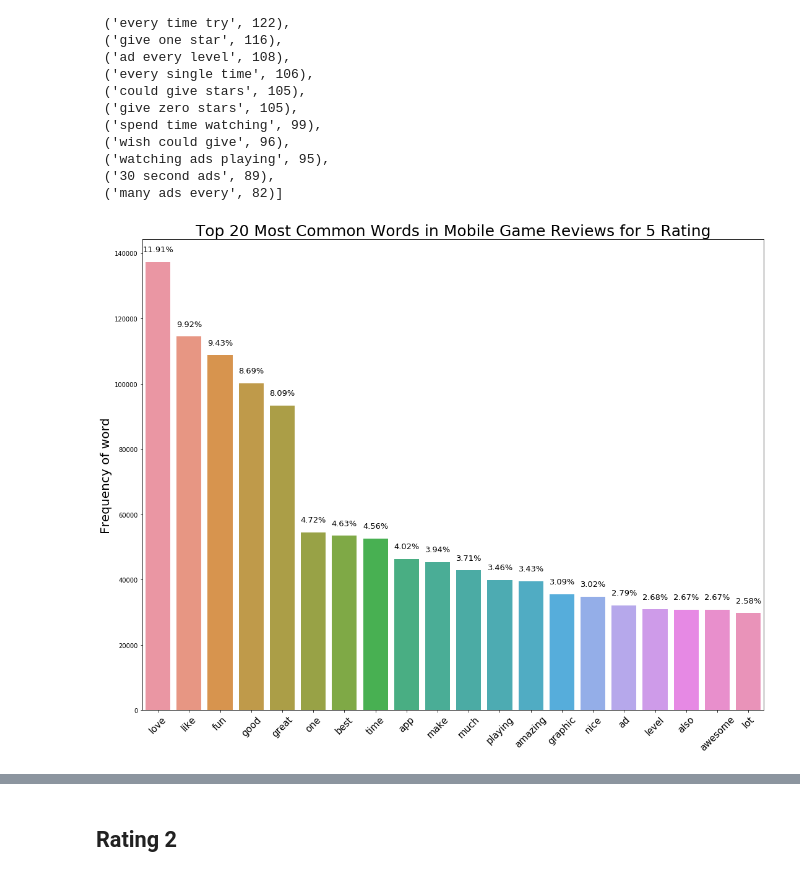
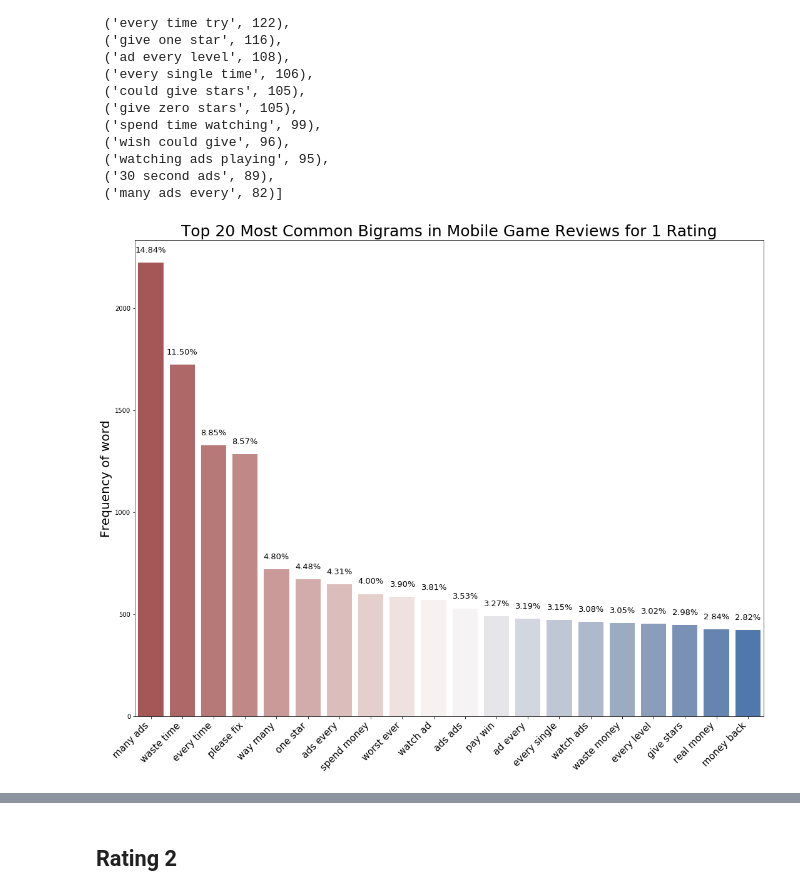
Before and after one commit to Moses-Lin/mobile_game_reviews, a Jupyter notebook: EDA.ipynb, the cells around one changed output, grey strips where cells are left out. Saved outputs shown, nothing was run; the diff lists cells and outputs as text; code cells hidden in the pictures.

```diff
--- a/EDA.ipynb
+++ b/EDA.ipynb
@@ -863,7 +863,7 @@ yaxis203 = [val[1] for val in mostcommonwords203]
 xaxis203 = [val[0] for val in mostcommonwords203]
 
 plt.figure(figsize=(18, 14))
-ax = sns.barplot(xaxis203, yaxis203)
+ax = sns.barplot(xaxis203, yaxis203, palette ="coolwarm_r")
 plt.title('Top 20 Most Common Words in Mobile Game Reviews for 3 Rating', fontsize = 25)
 plt.ylabel('Frequency of word', fontsize = 20)
 plt.xticks(rotation=45, fontsize = 15)
@@ -959,7 +959,7 @@ yaxis205 = [val[1] for val in mostcommonwords205]
 xaxis205 = [val[0] for val in mostcommonwords205]
 
 plt.figure(figsize=(18, 14))
-ax = sns.barplot(xaxis205, yaxis205)
+ax = sns.barplot(xaxis205, yaxis205, palette ="Spectral")
 plt.title('Top 20 Most Common Words in Mobile Game Reviews for 5 Rating', fontsize = 25)
 plt.ylabel('Frequency of word', fontsize = 20)
 plt.xticks(rotation=45, fontsize = 15)
@@ -1109,10 +1109,10 @@ yaxis20bigram = [val[1] for val in mostcommonwords20bigram]
 xaxis20biram = [val[0] for val in mostcommonwords20bigram]
 
 plt.figure(figsize=(18, 14))
-ax = sns.barplot(xaxis20biram, yaxis20bigram)
+ax = sns.barplot(xaxis20biram, yaxis20bigram, palette ="rocket_r")
 plt.title('Top 20 Most Bigrams in Mobile Game Reviews Overall', fontsize = 25)
 plt.ylabel('Frequency of word', fontsize = 20)
-plt.xticks(rotation=45, fontsize = 15)
+plt.xticks(rotation=45, fontsize = 15, ha='right')
 
 
 for p in ax.patches:
@@ -1153,10 +1153,10 @@ yaxis20trigram = [val[1] for val in mostcommonwords20trigram]
 xaxis20triram = [val[0] for val in mostcommonwords20trigram]
 
 plt.figure(figsize=(18, 14))
-ax = sns.barplot(xaxis20triram, yaxis20trigram)
+ax = sns.barplot(xaxis20triram, yaxis20trigram, palette ="cubehelix")
 plt.title('Top 20 Most Trigrams in Mobile Game Reviews Overall', fontsize = 25)
 plt.ylabel('Frequency of word', fontsize = 20)
-plt.xticks(rotation=45, fontsize = 15)
+plt.xticks(rotation=45, fontsize = 15, ha='right')
 
 for p in ax.patches:
              ax.annotate("%.2f" % (p.get_height()*100/sum(yaxis20trigram))+'%', (p.get_x() + p.get_width() / 2., p.get_height()),
@@ -1217,22 +1217,22 @@ trigram1[:20]
  ('30 second ads', 89),
  ('many ads every', 82)]
 # %%
-mostcommonwords205 = review5_freqdist.most_common(20)
+mostcommonwords201bi = bigram1[:20]
 
-yaxis205 = [val[1] for val in mostcommonwords205]
+yaxis201bi = [val[1] for val in mostcommonwords201bi]
 
-xaxis205 = [val[0] for val in mostcommonwords205]
+xaxis201bi = [val[0] for val in mostcommonwords201bi]
 
 plt.figure(figsize=(18, 14))
-ax = sns.barplot(xaxis205, yaxis205)
-plt.title('Top 20 Most Common Words in Mobile Game Reviews for 5 Rating', fontsize = 25)
+ax = sns.barplot(xaxis201bi, yaxis201bi, palette ="vlag_r")
+plt.title('Top 20 Most Common Bigrams in Mobile Game Reviews for 1 Rating', fontsize = 25)
 plt.ylabel('Frequency of word', fontsize = 20)
-plt.xticks(rotation=45, fontsize = 15)
+plt.xticks(rotation=45, fontsize = 15, ha='right')
 
 
 for p in ax.patches:
-             ax.annotate("%.2f" % (p.get_height()*100/sum(yaxis205))+'%', (p.get_x() + p.get_width() / 2., p.get_height()),
+             ax.annotate("%.2f" % (p.get_height()*100/sum(yaxis201bi))+'%', (p.get_x() + p.get_width() / 2., p.get_height()),
                  ha='center', va='center', fontsize=13, color='black', xytext=(0, 20),
                  textcoords='offset points')
 # %% [output]
-[figure, old version]
+[figure, new version]
```
Also changed, not shown: parts of 10 cells of this notebook.
